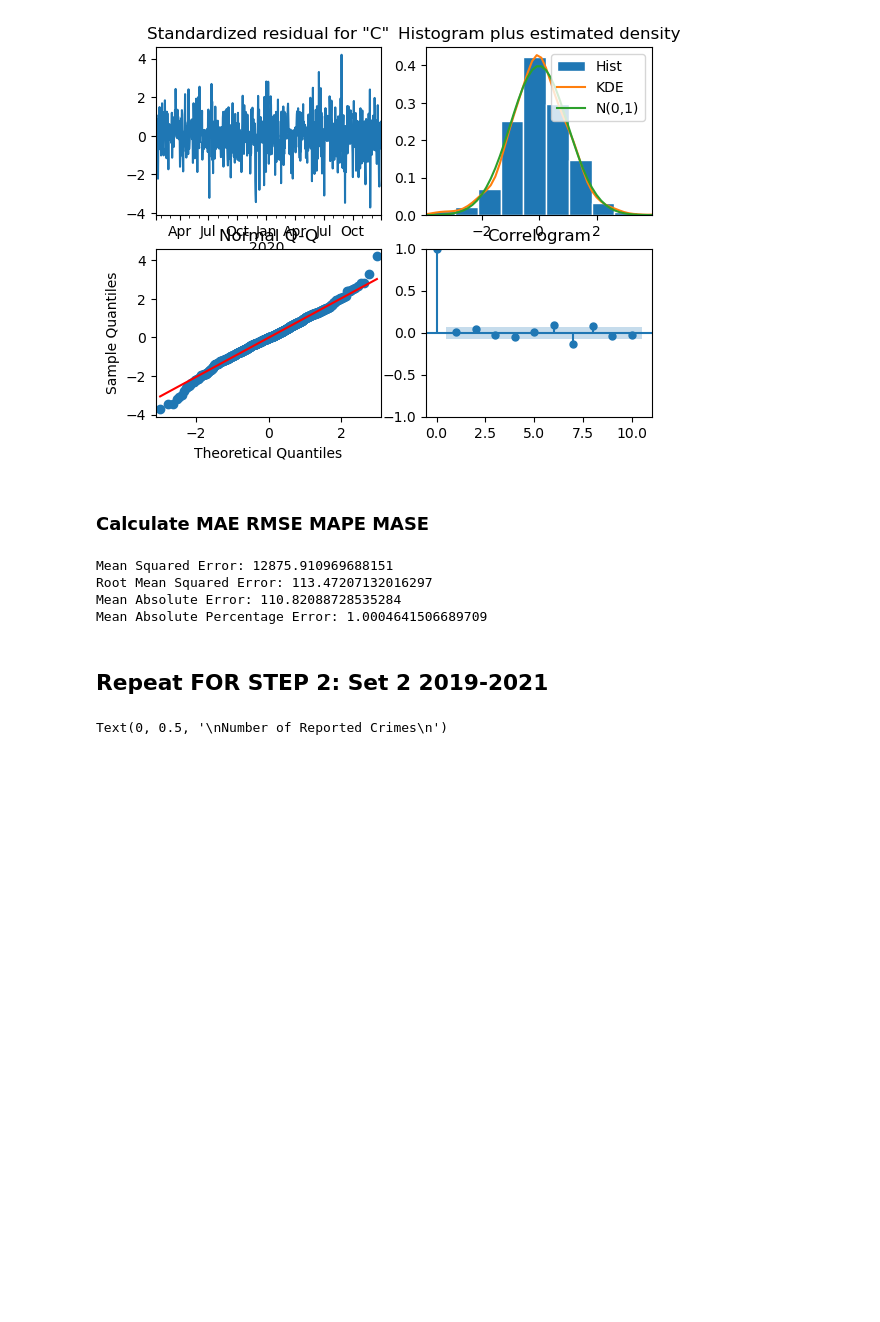
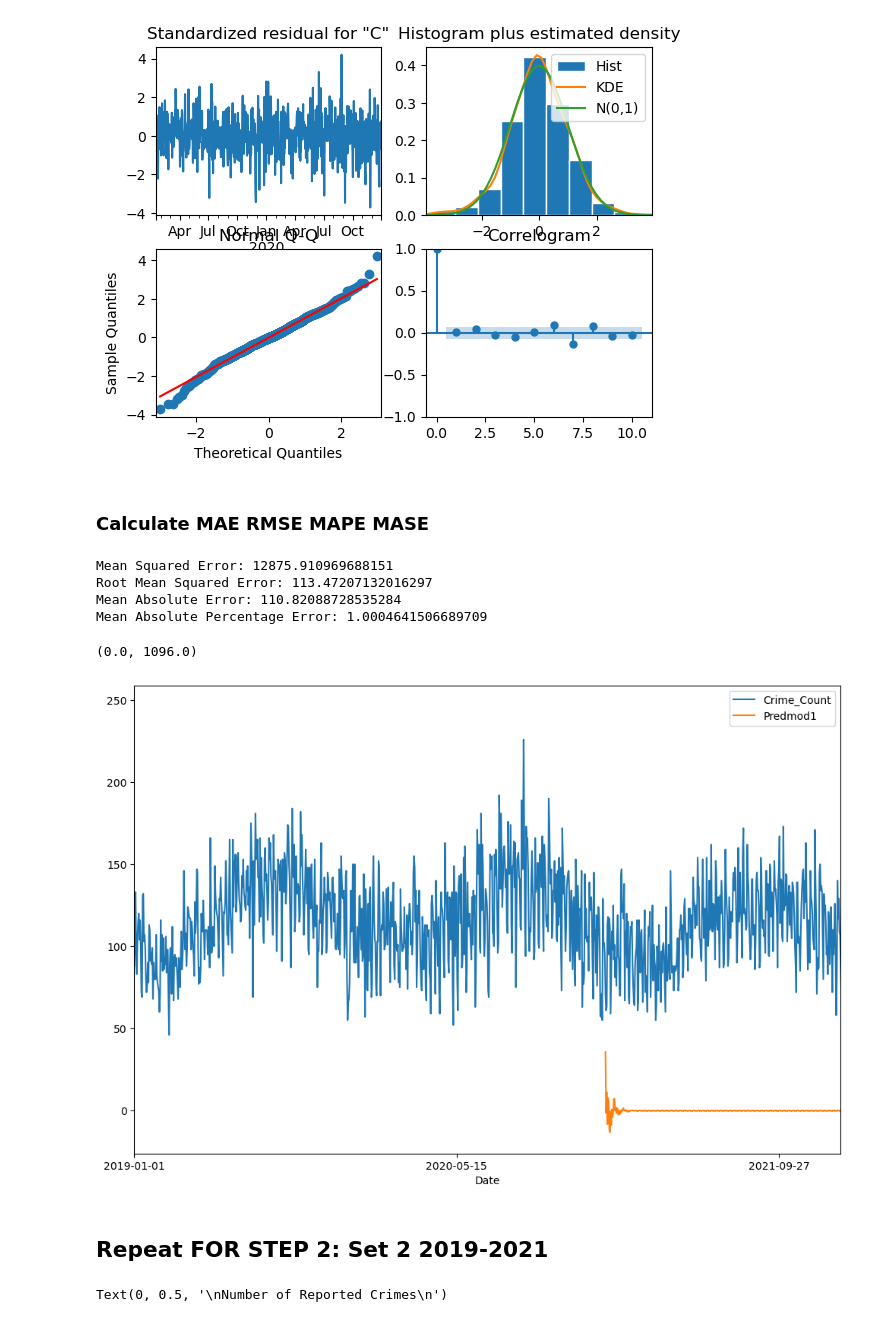
Before and after one commit to Hajar0Ahmed/Time-Series-Crime-Forecasting-Minneapolis, a Jupyter notebook: notebooks/sarima_analysis.ipynb, the cells around one changed output. Drawn from its saved outputs; the diff is of its cells as text; code cells hidden in the pictures; blank space fills up the shorter version.

```diff
--- a/notebooks/sarima_analysis.ipynb
+++ b/notebooks/sarima_analysis.ipynb
@@ -356,3 +360,10 @@ Mean Absolute Percentage Error: 1.0004641506689709
+# %%
+unidf['Predmod1']=fcast
+unidf[['Crime_Count','Predmod1']].plot(figsize=(12,8))
+plt.xlim(0, len(train2))
+# %% [output]
+(0.0, 1096.0)
+[figure, added]
 # %% [markdown]
 ## Repeat FOR STEP 2: Set 2 2019-2021
 # %%
```
Also changed, not shown: parts of 25 cells of this notebook.
